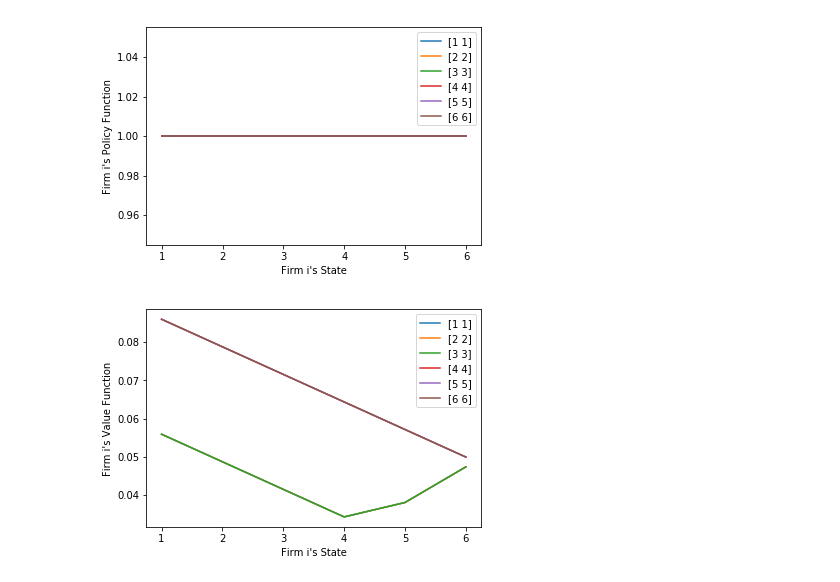
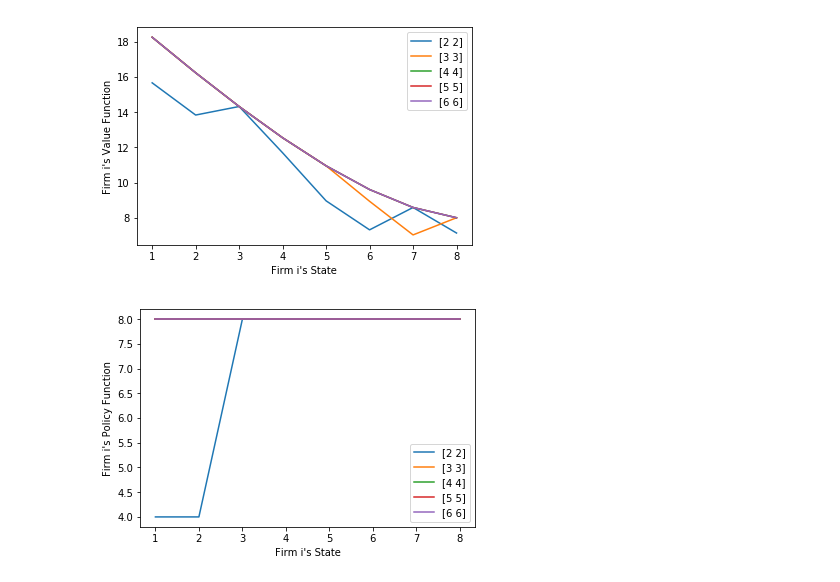
Before and after one commit to ericschulman/tx_milk_2yp, a Jupyter notebook: baseline.ipynb, the cells around one changed output. Saved outputs shown, nothing was run; the diff lists cells and outputs as text; code cells hidden in the pictures.

```diff
--- a/baseline.ipynb
+++ b/baseline.ipynb
@@ -178,8 +158,8 @@ def operator(v_init, p_init, bids, states, theta, beta):
     policy and value to keep track of"""
 
     #initialize contract and state to 0
-    contract = np.random.normal(1, .5)
-    shock = np.random.normal(0, .5)
+    contract = 1
+    shock = 0
 
     #repeat bids/states per each bid
     my_bids = np.repeat(bids,states.get_len())
@@ -211,18 +191,3 @@ def operator(v_init, p_init, bids, states, theta, beta):
     value, v_max = create_function(states, value)
 
     return  value, v_max, policy, p_max
-
-
-#make some states/bids
-bids = np.arange(1,11)
-states = States(3,1,7)
-states.gen_states()
-
-#make a policy
-values = np.concatenate([6*np.ones(states.get_len()/2),8*np.ones(states.get_len()/2)])
-policy, p_max = create_function(states, values)
-
-#make sure it works
-value, v_max, policy, p_max = operator(policy, policy, bids, states, 1.1, 0)
-print policy(states.make_states([1],[[1,2]]))
-print value(states.make_states([1],[[1,2]]))
@@ -288,13 +237,18 @@ value, policy = markov_perfect_eq(.01, 100, value, policy, bids, states, .7, .9)
+# %%
+bids = np.arange(1,3)*4
+n=3
+states = States(n,1,9)
+states.gen_states()
+values = np.concatenate([np.ones(states.get_len()/2),2*np.ones(states.get_len()/2)])
+policy, p_max = create_function(states, values)
+value, policy = markov_perfect_eq(.0001, 200, policy, policy, bids, states, .7, .9)
 # %%
 #make a cross section
 cross_sections = []
-for i in range(states.min_states,states.max_states):
-    cross_sections.append(gen_cross(states, [i]*2))
+for i in range(1,6):
+    cross_sections.append(gen_cross(states, [i+1]*(states.n-1) ))
 
-
-graph_functions( (policy,value),cross_sections,['Policy','Value'])
-
-#weird quirk if we all bid the same, no one wins...
+graph_functions( (value,policy),cross_sections,['Value','Policy'])
 # %% [output]
-[figure, old version]
+[figure, new version]
-[figure, old version]
+[figure, new version]
```
Also changed, not shown: parts of 6 cells of this notebook, 1 other file.
